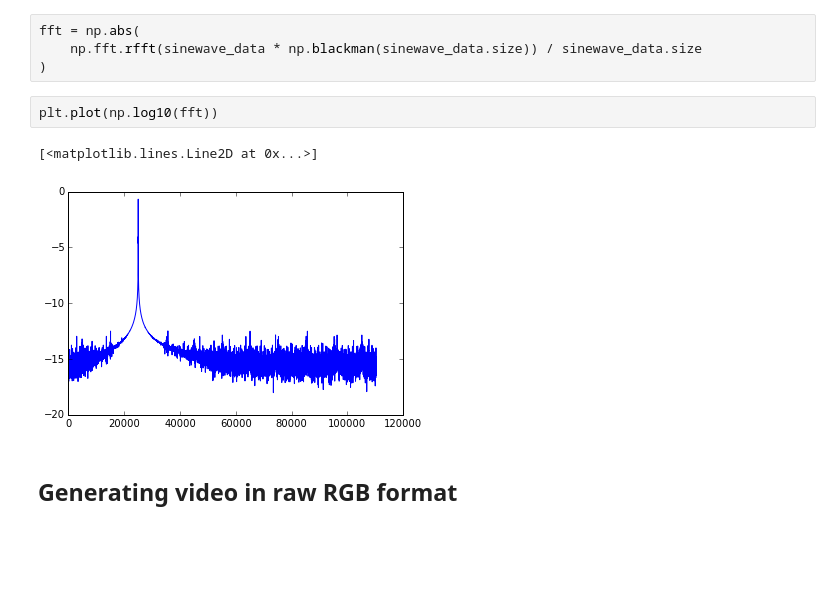
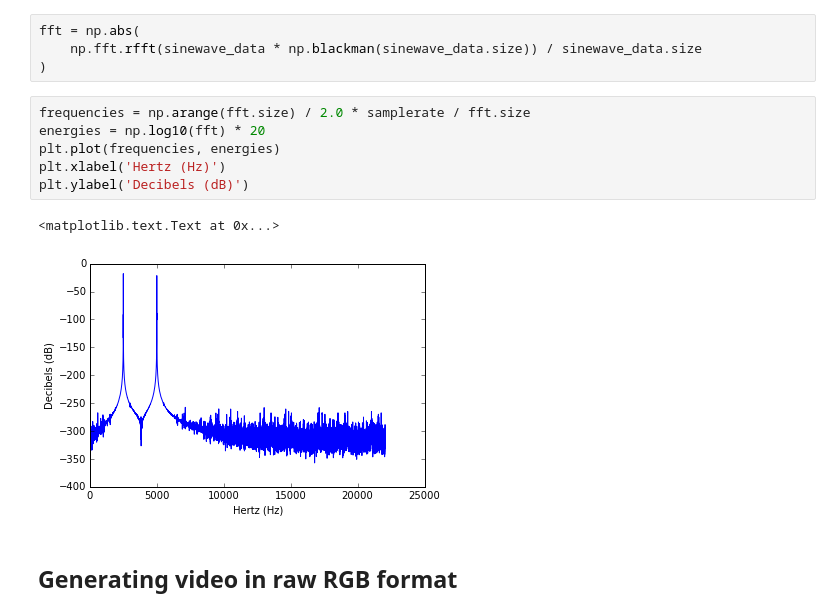
Before and after one commit to Ch00k/jupyter_numpy_overview, a Jupyter notebook: jupyter_numpy_overview.ipynb, the cells around one changed output. Cells and saved outputs as stored; diff of their text form; blank space fills up the shorter version.

```diff
--- a/jupyter_numpy_overview.ipynb
+++ b/jupyter_numpy_overview.ipynb
@@ -502,11 +500,15 @@ with open('/Users/ay/tmp/raw_samples', 'wb') as f:
 fft = np.abs(
     np.fft.rfft(sinewave_data * np.blackman(sinewave_data.size)) / sinewave_data.size
 )
-# %%
-plt.plot(np.log10(fft))
-# %% [output]
-[<matplotlib.lines.Line2D at 0x...>]
-[figure, removed]
+# %%
+frequencies = np.arange(fft.size) / 2.0 * samplerate / fft.size
+energies = np.log10(fft) * 20
+plt.plot(frequencies, energies)
+plt.xlabel('Hertz (Hz)')
+plt.ylabel('Decibels (dB)')
+# %% [output]
+<matplotlib.text.Text at 0x...>
+[figure, added]
 # %% [markdown]
 ## Generating video in raw RGB format
 # %%
```
Also changed, not shown: parts of 12 cells of this notebook.
